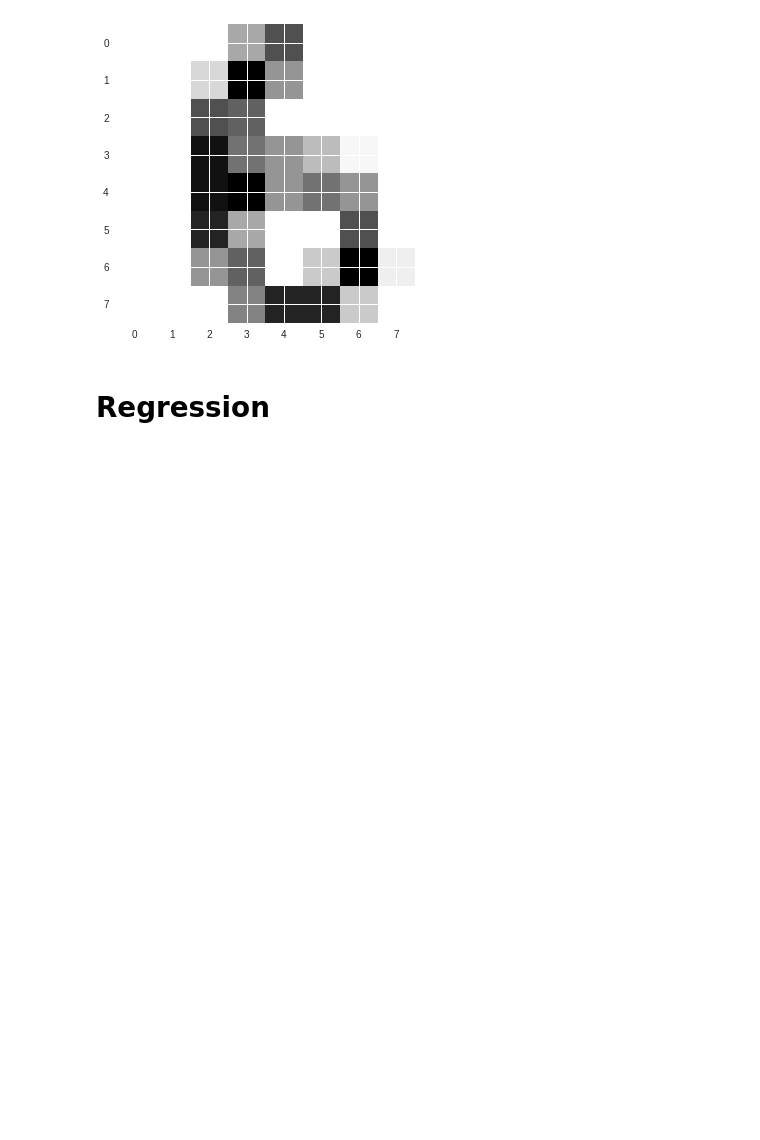
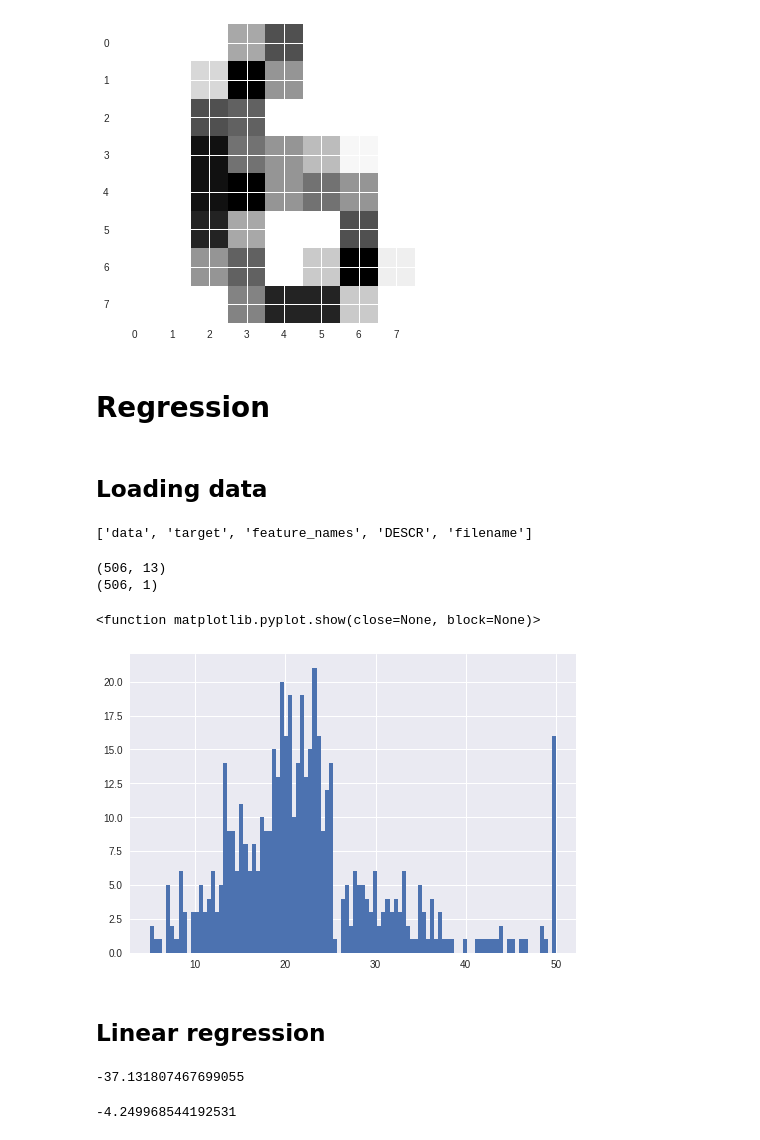
Before and after one commit to furiousteabag/MachineLearningDataAnalysis, a Jupyter notebook: extra/nn.ipynb, the cells around one changed output. Saved outputs shown, nothing was run; the diff lists cells and outputs as text; code cells hidden in the pictures; blank space fills up the shorter version.

Commit message:
add simple regression example

```diff
--- a/extra/nn.ipynb
+++ b/extra/nn.ipynb
@@ -413,3 +414,25 @@ plt.imshow(X_test_tensor[0].reshape(8,8))
 [figure]
 # %% [markdown]
 # Regression
+# %% [markdown]
+## Loading data
+# %%
+data = load_boston()
+print(list(data.keys()))
+
+X = data["data"]
+y = data["target"].reshape(-1, 1)
+# %% [output]
+['data', 'target', 'feature_names', 'DESCR', 'filename']
+# %%
+print(X.shape)
+print(y.shape)
+# %% [output]
+(506, 13)
+(506, 1)
+# %%
+plt.hist(y, bins=100)
+plt.show
+# %% [output]
+<function matplotlib.pyplot.show(close=None, block=None)>
+[figure, added]
@@ -415,0 +442,2 @@ plt.imshow(X_test_tensor[0].reshape(8,8))
+# %% [markdown]
+## Linear regression
@@ -415,0 +446,8 @@ plt.imshow(X_test_tensor[0].reshape(8,8))
+# %%
+np.mean(cross_val_score(lr, X, y, scoring="neg_mean_squared_error"))
+# %% [output]
+-37.131807467699055
+# %%
+np.mean(cross_val_score(lr, X, y, scoring="neg_mean_absolute_error"))
+# %% [output]
+-4.249968544192531
```
Also changed, not shown: parts of 28 cells of this notebook.
